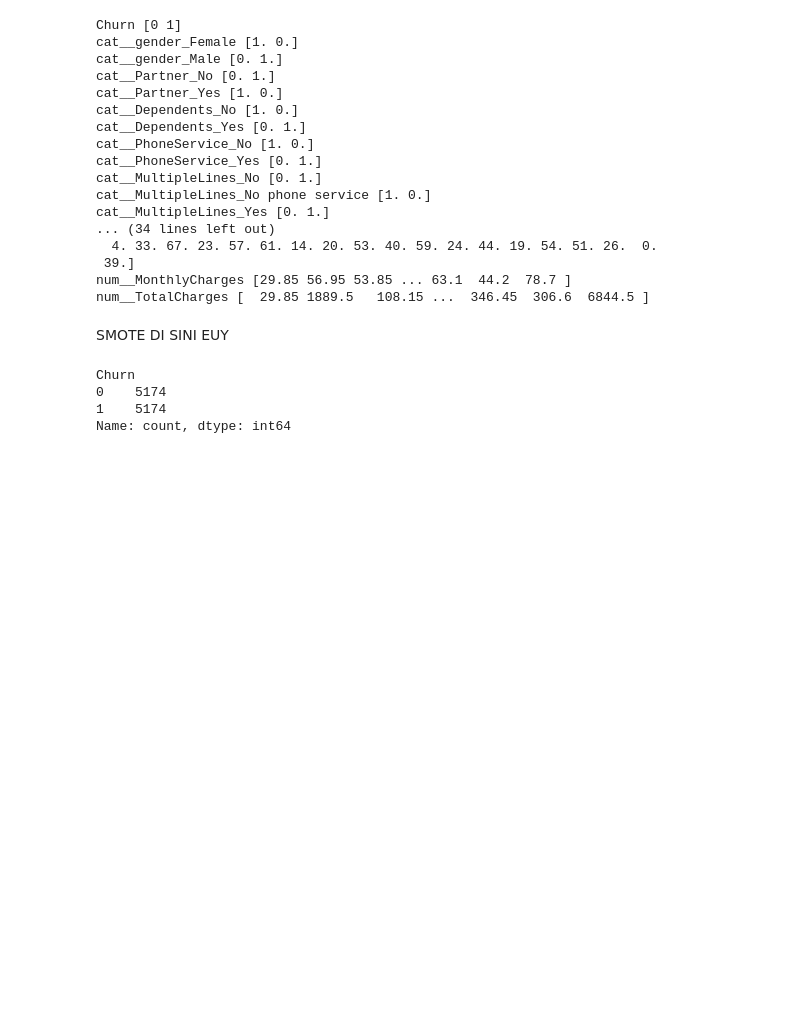
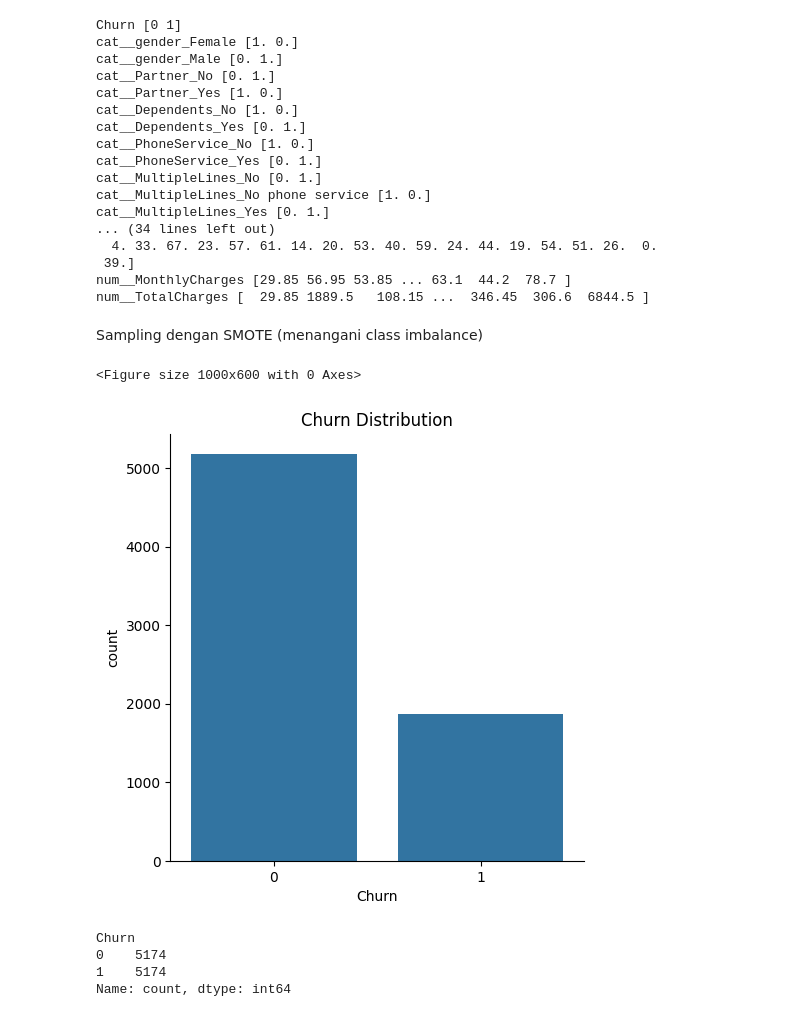
Before and after one commit to nailathaya/Pembelajaran-Mesin-Telco-Customer-Churn, a Jupyter notebook: random-forest-telco.ipynb, the cells around one changed output. Saved outputs shown, nothing was run; the diff lists cells and outputs as text; code cells hidden in the pictures; blank space fills up the shorter version.

```diff
--- a/random-forest-telco.ipynb
+++ b/random-forest-telco.ipynb
@@ -274,8 +240,16 @@ cat__MultipleLines_Yes [0. 1.]
  39.]
 num__MonthlyCharges [29.85 56.95 53.85 ... 63.1  44.2  78.7 ]
 num__TotalCharges [  29.85 1889.5   108.15 ...  346.45  306.6  6844.5 ]
-# %% [markdown]
-SMOTE DI SINI EUY
+# %% [markdown]
+Sampling dengan SMOTE (menangani class imbalance)
+# %%
+plt.figure(figsize=(10, 6))
+sns.catplot(x='Churn', data=final_df, kind='count')
+plt.title('Churn Distribution')
+plt.show()
+# %% [output]
+<Figure size 1000x600 with 0 Axes>
+[figure, added]
 # %%
 from imblearn.over_sampling import SMOTE
 
```
Also changed, not shown: parts of 31 cells of this notebook, 3 other files.
